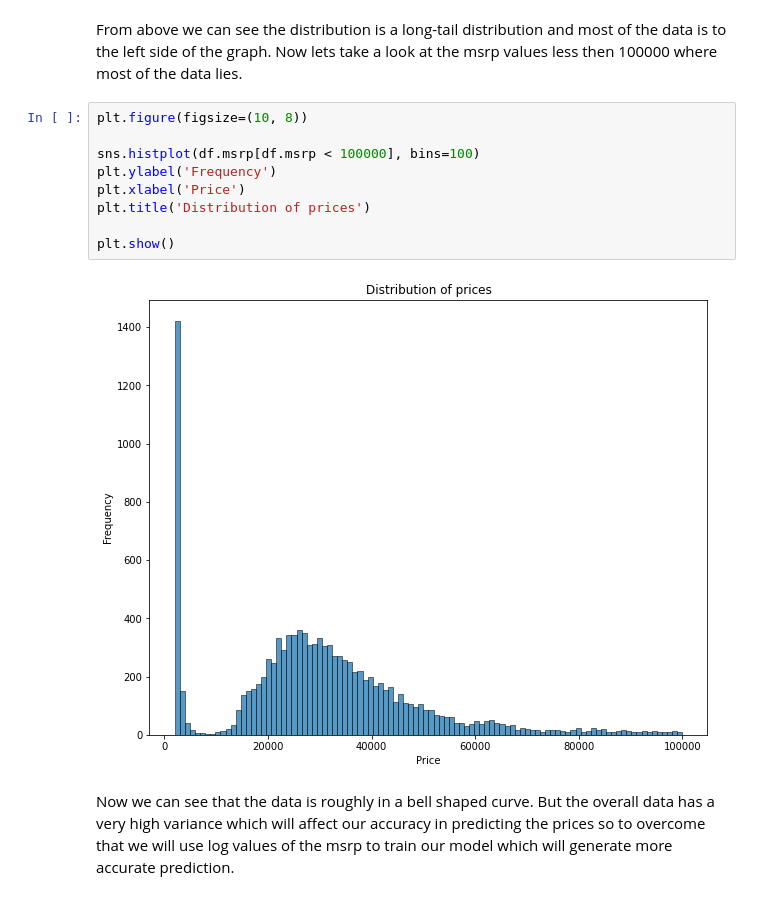
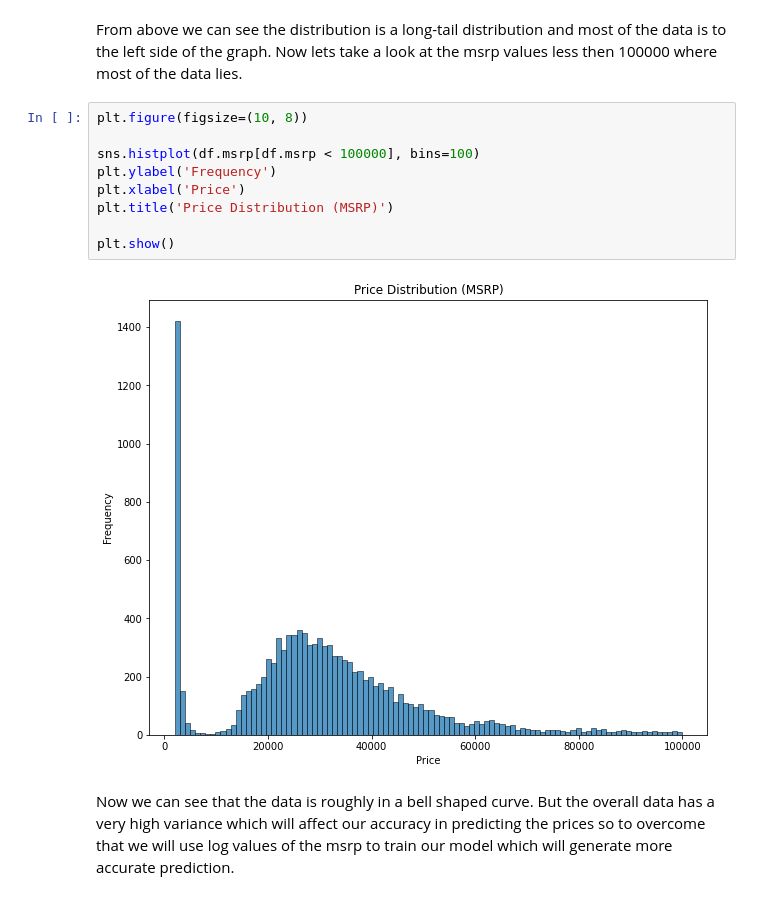
Before and after one commit to ugoswami11/ml-course-bootcamp, a Jupyter notebook: notebooks/car-price.ipynb, the cells around one changed output. Saved outputs shown, nothing was run; the diff lists cells and outputs as text.

```diff
--- a/notebooks/car-price.ipynb
+++ b/notebooks/car-price.ipynb
@@ -82,14 +82,14 @@ From above we can see the distribution is a long-tail distribution and most of t
 # %%
 plt.figure(figsize=(10, 8))
 
 sns.histplot(df.msrp[df.msrp < 100000], bins=100)
 plt.ylabel('Frequency')
 plt.xlabel('Price')
-plt.title('Distribution of prices')
+plt.title('Price Distribution (MSRP)')
 
 plt.show()
 # %% [output]
-[figure, old version]
+[figure, new version]
 # %% [markdown]
 Now we can see that the data is roughly in a bell shaped curve. But the overall data has a very high variance which will affect our accuracy in predicting the prices so to overcome that we will use log values of the msrp to train our model which will generate more accurate prediction.
 # %%
```
Also changed, not shown: parts of 32 cells of this notebook.
